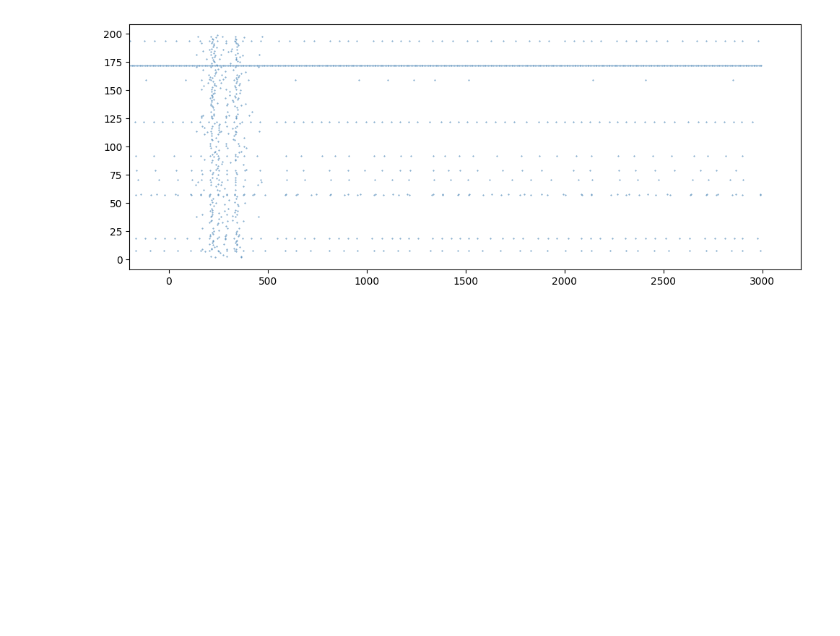
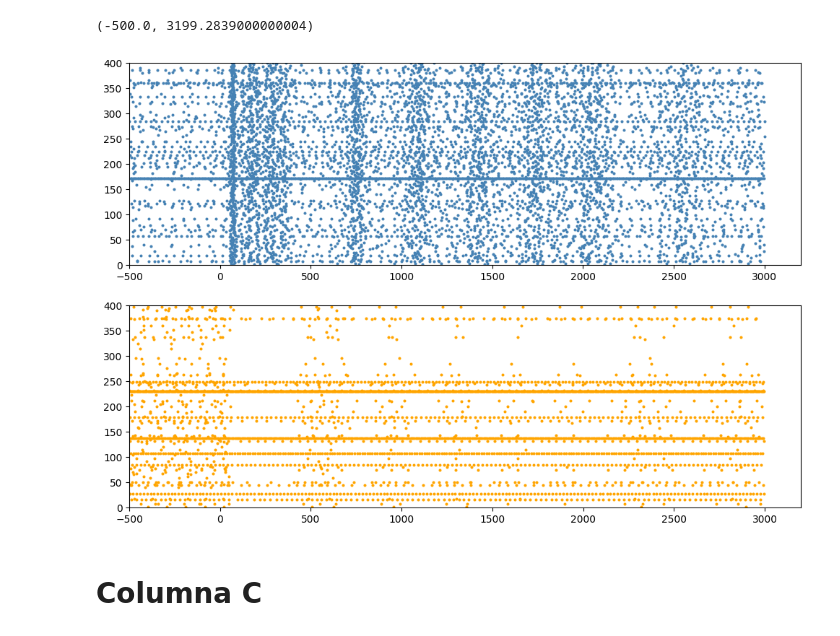
Before and after one commit to fnocampo04/neuroscience_project, a Jupyter notebook: Jupyter_Views/NeuralNetworkFig3.ipynb, the cells around one changed output. Saved outputs shown, nothing was run; the diff lists cells and outputs as text; code cells hidden in the pictures; blank space fills up the shorter version.

```diff
--- a/Jupyter_Views/NeuralNetworkFig3.ipynb
+++ b/Jupyter_Views/NeuralNetworkFig3.ipynb
@@ -34,0 +56,16 @@ plt.plot(t,X_2)
+# %%
+# Leer los datos del archivo
+raster1_colB = np.loadtxt(r'F:\neuroscience_project\Fig_3_Col_B\spikes_multipop1.dat')
+raster2_colB = np.loadtxt(r'F:\neuroscience_project\Fig_3_Col_B\spikes_multipop2.dat')
+AVG_data_colB = np.loadtxt(r'F:\neuroscience_project\Fig_3_Col_B\averages_multipop1.dat')
+
+tiempos1_B = raster1_colB[:, 0]
+neuronas1_B = raster1_colB[:, 1]
+tiempos2_B = raster2_colB[:, 0]
+neuronas2_B = raster2_colB[:, 1]
+
+X_1_B = AVG_data_colB[:, 0]
+U_1_B = AVG_data_colB[:, 1]
+X_2_B = AVG_data_colB[:, 2]
+U_2_B = AVG_data_colB[:, 3]
+t_B = AVG_data_colB[:, 4]
@@ -35,10 +89,16 @@ plt.plot(t,X_2)
 # %%
-plt.figure(figsize=(12,15))
-plt.subplot(3,1,1)
-plt.plot(tiempos, neuronas, 'ko',markersize=0.4, color='steelblue')
-plt.xlim(-200,)
+plt.figure(figsize=(12,8))
 
-
-plt.show()
+plt.subplot(2, 1, 1)
+plt.plot(tiempos1_B, neuronas1_B, 'ko',markersize=1.9, color='steelblue')
+plt.ylim(0,400)
+plt.xlim(-500,)
+plt.subplot(2, 1, 2)
+plt.plot(tiempos2_B, neuronas2_B, 'ko',markersize=1.9, color='orange')
+plt.ylim(0,400)
+plt.xlim(-500,)
 # %% [output]
+(-500.0, 3199.2839000000004)
-[figure, old version]
+[figure, new version]
+# %% [markdown]
+# Columna C
```
Also changed, not shown: parts of 16 cells of this notebook, 34 other files.
